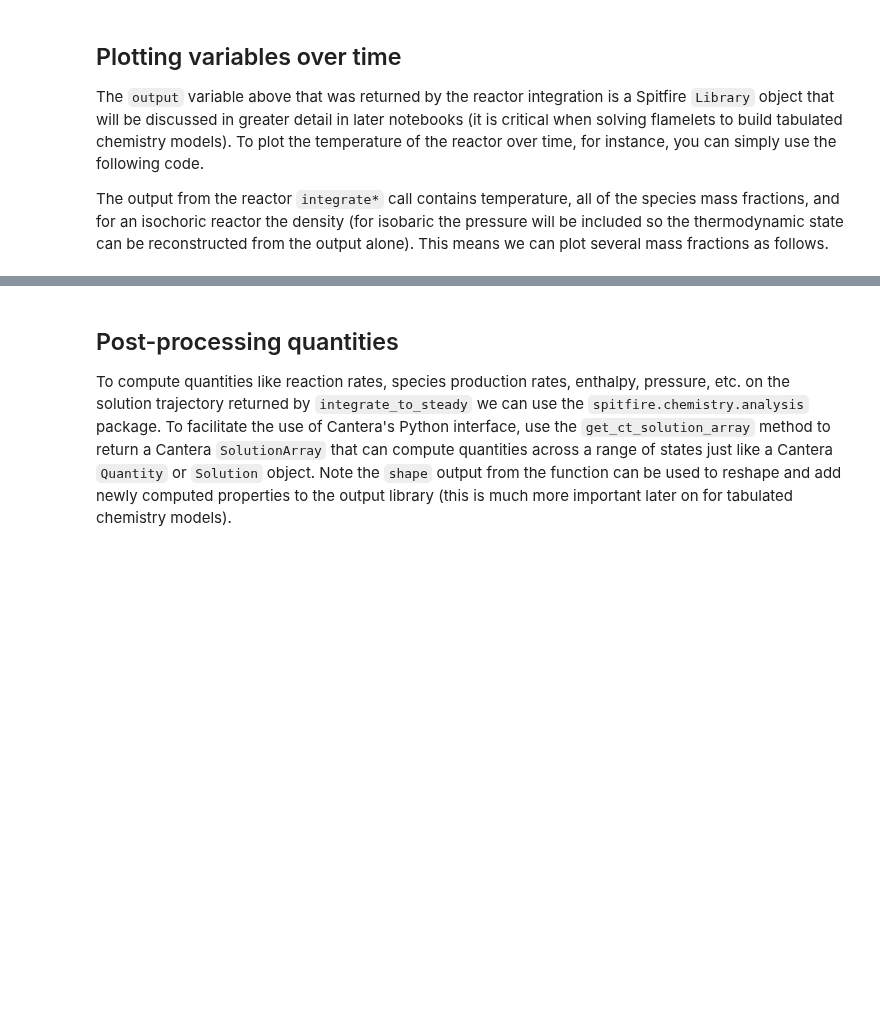
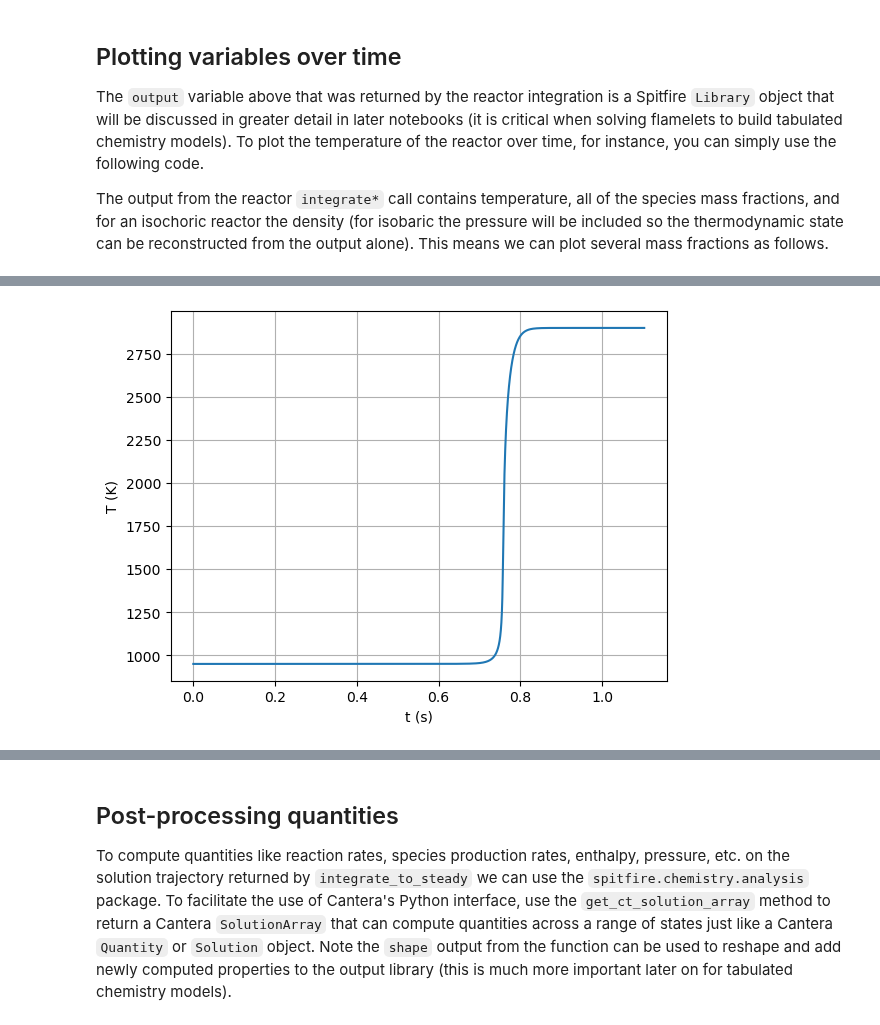
Before and after one commit to sandialabs/Spitfire, a Jupyter notebook: docs/source/demo/reactors/thermochemistry_Cantera_Spitfire_griffon.ipynb, the cells around one changed output, grey strips where cells are left out. Cells and saved outputs as stored; diff of their text form; code cells hidden in the pictures; blank space fills up the shorter version.

```diff
--- a/docs/source/demo/reactors/thermochemistry_Cantera_Spitfire_griffon.ipynb
+++ b/docs/source/demo/reactors/thermochemistry_Cantera_Spitfire_griffon.ipynb
@@ -42,7 +42,7 @@ In order to use Griffon functions or the reactor and flamelet classes, Spitfire
 # %%
 from spitfire import ChemicalMechanismSpec
 
-mech = ChemicalMechanismSpec(cantera_xml='h2-burke.xml', group_name='h2-burke')
+mech = ChemicalMechanismSpec(cantera_input='h2-burke.yaml', group_name='h2-burke')
 # %% [markdown]
 ## Streams and Mixing
 
@@ -84,7 +84,7 @@ The output from the reactor `integrate*` call contains temperature, all of the s
 # %%
 import matplotlib.pyplot as plt
 
-%matplotlib notebook
+plt.figure()
 plt.plot(output.time_values * 1e3, output['temperature'])
 plt.xlabel('t (s)')
 plt.ylabel('T (K)')
@@ -96 +94,2 @@ plt.show()
+[figure, added]
 # %%
```
Also changed, not shown: parts of 5 cells of this notebook, 33 other files.
